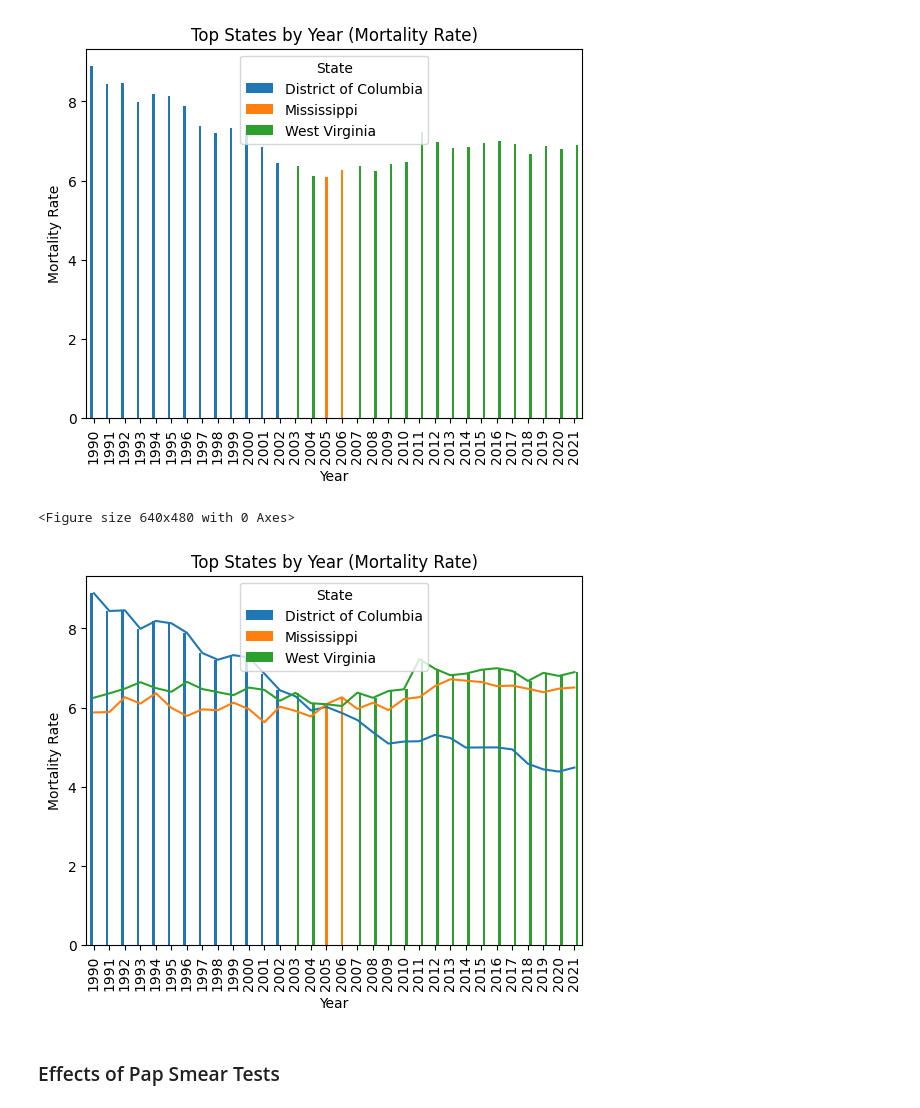
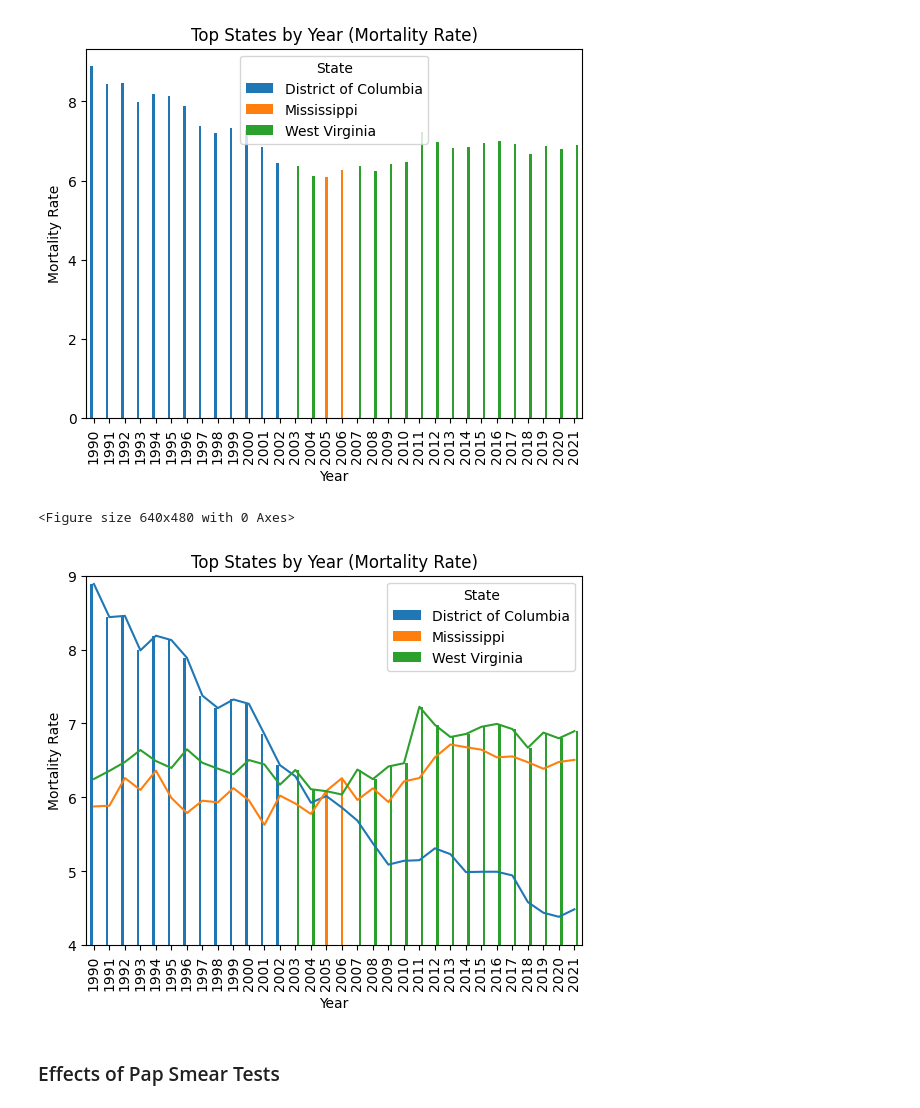
Before and after one commit to maya-papaya/ads1-cervical-cancer-analysis, a Jupyter notebook: First Semester Project: Analysis, Exploration, & Visualization (4).ipynb, the cells around one changed output. Drawn from its saved outputs; the diff is of its cells as text; code cells hidden in the pictures.

```diff
--- a/First Semester Project: Analysis, Exploration, & Visualization (4).ipynb
+++ b/First Semester Project: Analysis, Exploration, & Visualization (4).ipynb
@@ -204,31 +204,32 @@ plt.show()
 # %%
 # HIGHEST MORTALITY RATE BY YEAR (1990 - 2021)
 
 # Code sourced from https://www.tutorialspoint.com/how-to-show-a-bar-and-line-graph-on-the-same-plot-in-matplotlib
 fig, ax = plt.subplots()
 plt.clf()
 
 pd.pivot_table(df3,
                values="mort_rate",
                index="year",
                columns="state",
                aggfunc=sum).plot.bar()
 plt.title("Top States by Year (Mortality Rate)")
 plt.xlabel("Year")
 plt.ylabel("Mortality Rate")
+plt.ylim(4, 9)
 
 for state in ['District of Columbia', 'Mississippi', 'West Virginia']:
   query = "SELECT state, year, mort_rate FROM data WHERE state = '" + str(state) + "' ORDER BY year ASC;"
   df3 = pd.read_sql(query, con)
   # Code sourced from https://stackoverflow.com/questions/24680981/show-only-certain-items-in-legend
   df3['mort_rate'].plot(kind='line', label='_nolegend_')
 
 plt.xticks(rotation='vertical')
 plt.legend(title='State')
 plt.show()
 # %% [output]
 <Figure size 640x480 with 0 Axes>
-[figure, old version]
+[figure, new version]
 # %% [markdown]
 ### Effects of Pap Smear Tests
 # %% [markdown]
```
